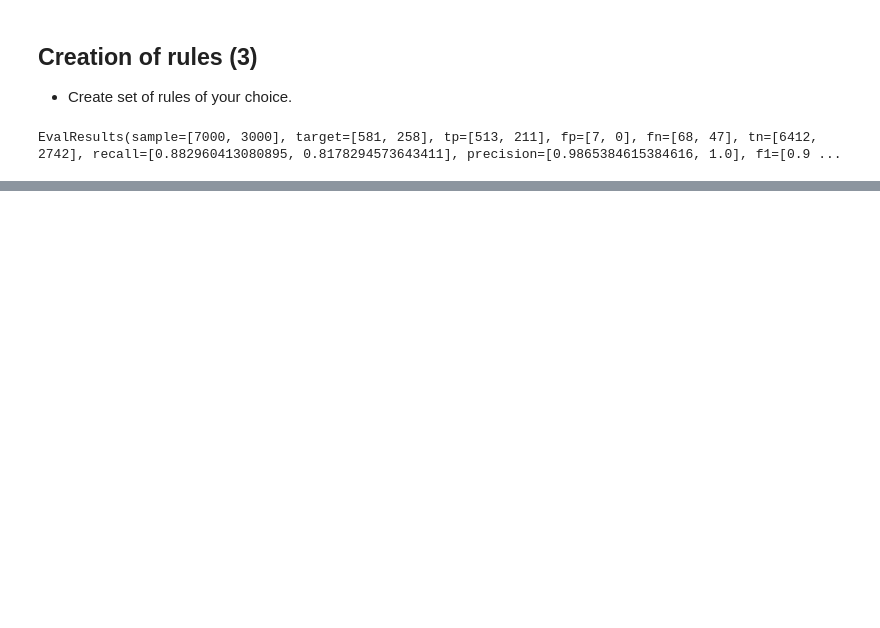
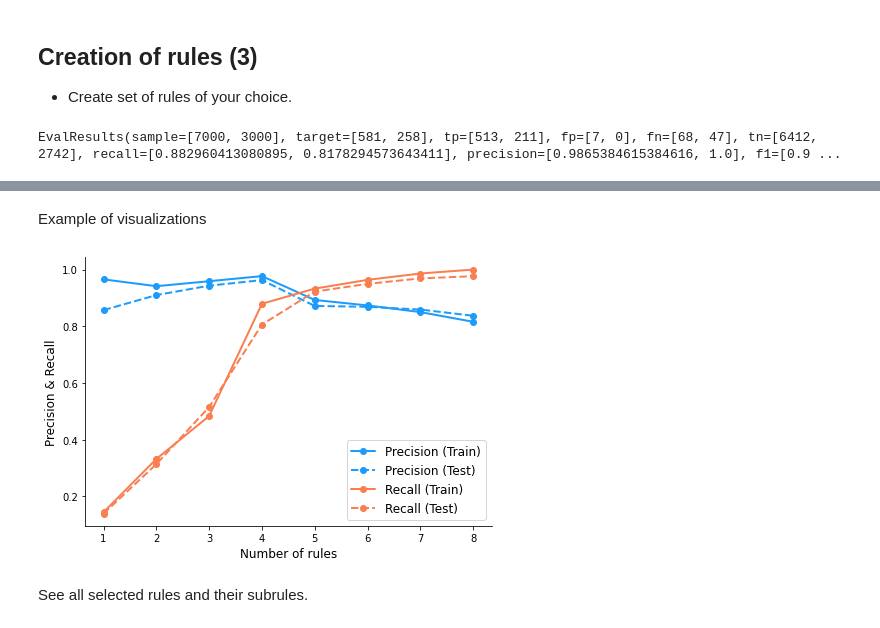
Before and after one commit to Nak007/AssoruleMining, a Jupyter notebook: AssoRuleMining_colab.ipynb, the cells around one changed output, grey strips where cells are left out. Saved outputs shown, nothing was run; the diff lists cells and outputs as text; code cells hidden in the pictures; blank space fills up the shorter version.

```diff
--- a/AssoRuleMining_colab.ipynb
+++ b/AssoRuleMining_colab.ipynb
@@ -335,0 +501,11 @@ EvalResults(sample=[7000, 3000], target=[581, 258], tp=[513, 211], fp=[7, 0], fn
+# %%
+kwds = dict(max_depth=None,
+            max_features=Xt_train.shape[1],
+            random_state=0,
+            min_samples_leaf=0.01,
+            class_weight="balanced")
+# %%
+model = TreeRuleMining(DecisionTreeClassifier(**kwds),
+                       exclude=False,
+                       metric="precision",
+                       max_iter=10).fit(Xt_train, yt_train)
@@ -335,0 +516,3 @@ EvalResults(sample=[7000, 3000], target=[581, 258], tp=[513, 211], fp=[7, 0], fn
+# %%
+eval_train = model.evaluate(Xt_train, yt_train, cumulative=True)
+eval_test  = model.evaluate(Xt_test , yt_test , cumulative=True)
@@ -335,0 +529,22 @@ EvalResults(sample=[7000, 3000], target=[581, 258], tp=[513, 211], fp=[7, 0], fn
+# %% [markdown]
+Example of visualizations
+# %%
+kwds = dict(lw=2, solid_capstyle='round', marker="o")
+trp_kwds = dict(color="#1B9CFC", label="Precision (Train)")
+tep_kwds = dict(color="#1B9CFC", label="Precision (Test)", ls="--")
+trr_kwds = dict(color="#F97F51", label="Recall (Train)")
+ter_kwds = dict(color="#F97F51", label="Recall (Test)", ls="--")
+# %%
+ax = plt.subplots()[1]
+ax.plot(eval_train["precision"], **{**trp_kwds,**kwds})
+ax.plot(eval_test["precision"], **{**tep_kwds,**kwds})
+ax.plot(eval_train["recall"], **{**trr_kwds,**kwds})
+ax.plot(eval_test["recall"], **{**ter_kwds,**kwds})
+ax.set_ylabel("Precision & Recall", fontsize=12)
+ax.set_xlabel("Number of rules", fontsize=12)
+ax.legend(loc="best", fontsize=12)
+plt.tight_layout()
+# %% [output]
+[figure, added]
+# %% [markdown]
+See all selected rules and their subrules.
```
Also changed, not shown: parts of 64 cells of this notebook, 1 other file.
